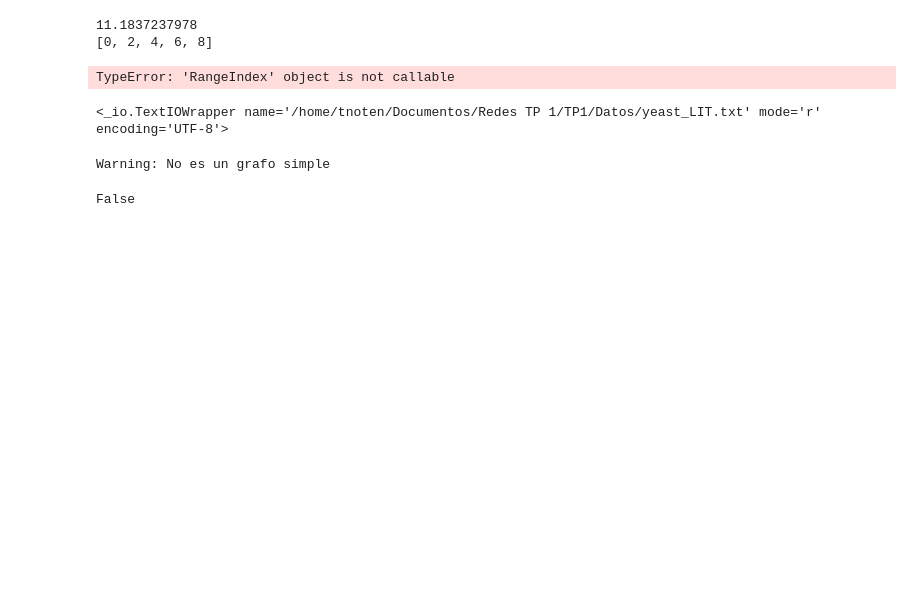
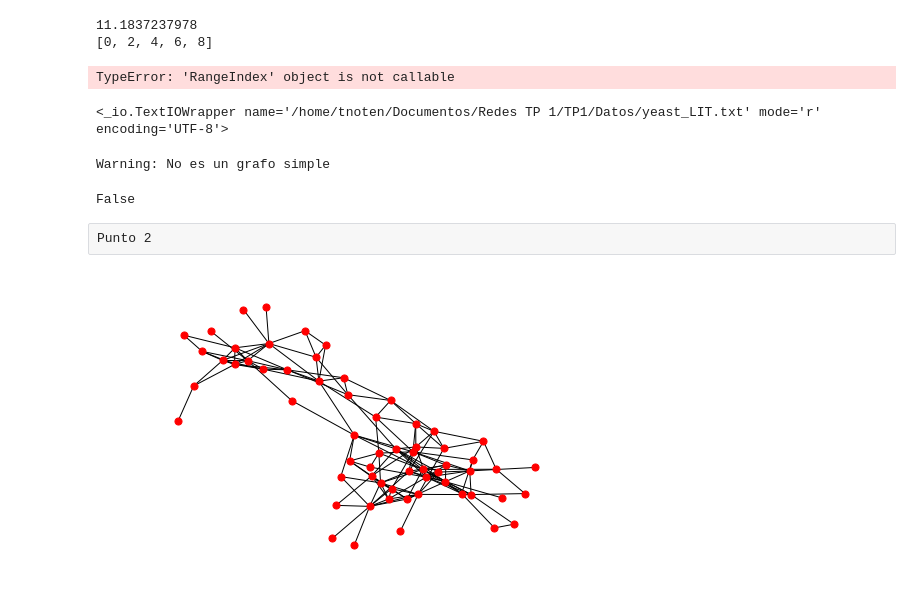
Before and after one commit to MarianoNicolini17/TP1, a Jupyter notebook: ej_1.ipynb, the cells around one changed output. Drawn from its saved outputs; the diff is of its cells as text; code cells hidden in the pictures; blank space fills up the shorter version.

```diff
--- a/ej_1.ipynb
+++ b/ej_1.ipynb
@@ -101,3 +98,12 @@ esDirigido("/home/tnoten/Documentos/Redes TP 1/TP1/Datos/yeast_LIT.txt")
 # %% [output]
 Warning: No es un grafo simple
 False
+# %% [raw]
+Punto 2
+# %%
+#dat = urlopen("https://raw.githubusercontent.com/MarianoNicolini17/TP1/master/Datos/dolphins.gml")
+red_delf = nx.read_gml(urlopen("https://raw.githubusercontent.com/MarianoNicolini17/TP1/master/Datos/dolphins.gml"))
+# %%
+nx.draw(red_delf, node_size=50)
+# %% [output]
+[figure, added]
```
Also changed, not shown: parts of 7 cells of this notebook.
